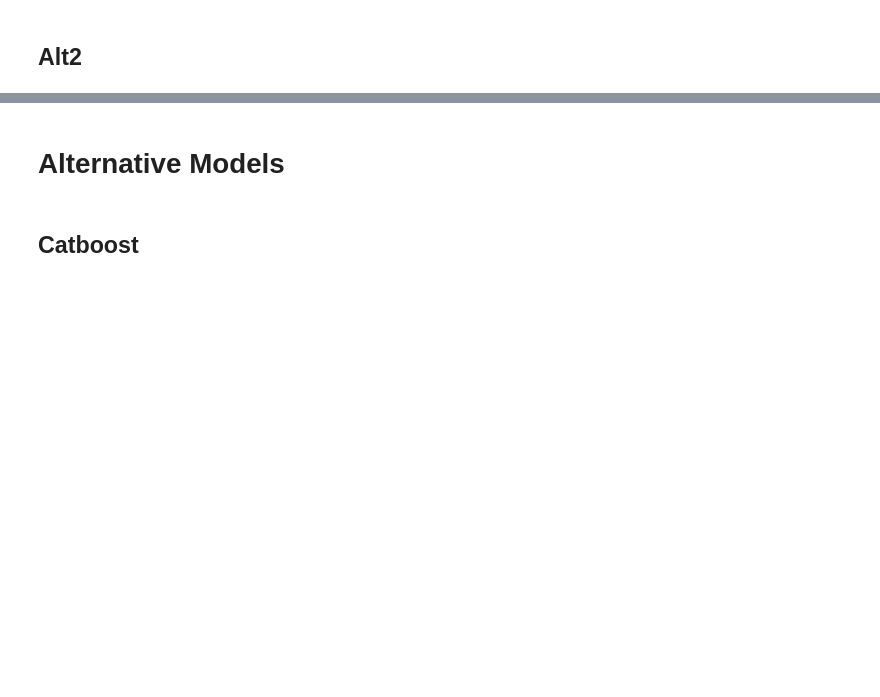
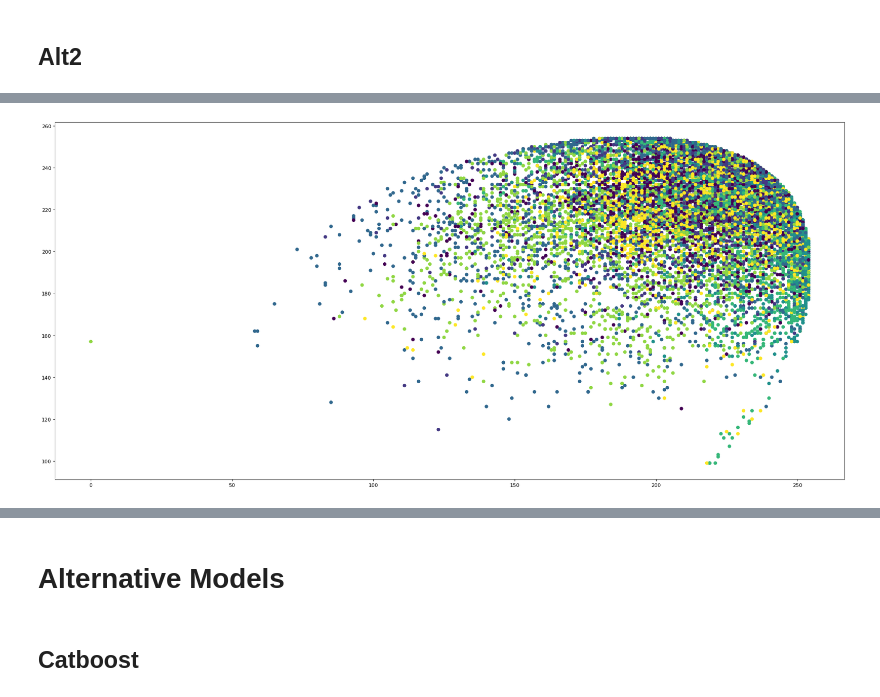
Before and after one commit to vishpillai123/w207_final_project_bwp, a Jupyter notebook: kevin/Project.ipynb, the cells around one changed output, grey strips where cells are left out. Drawn from its saved outputs; the diff is of its cells as text; code cells hidden in the pictures; blank space fills up the shorter version.

```diff
--- a/kevin/Project.ipynb
+++ b/kevin/Project.ipynb
@@ -539,0 +482,6 @@ Name: Slope, dtype: float64
+# %%
+plt.figure(figsize=(28,13), dpi= 80)
+plt.scatter(df_train.Hillshade_9am,df_train.Hillshade_Noon, c=df_train.Cover_Type)
+plt.show()
+# %% [output]
+[figure, added]
```
Also changed, not shown: parts of 26 cells of this notebook.
